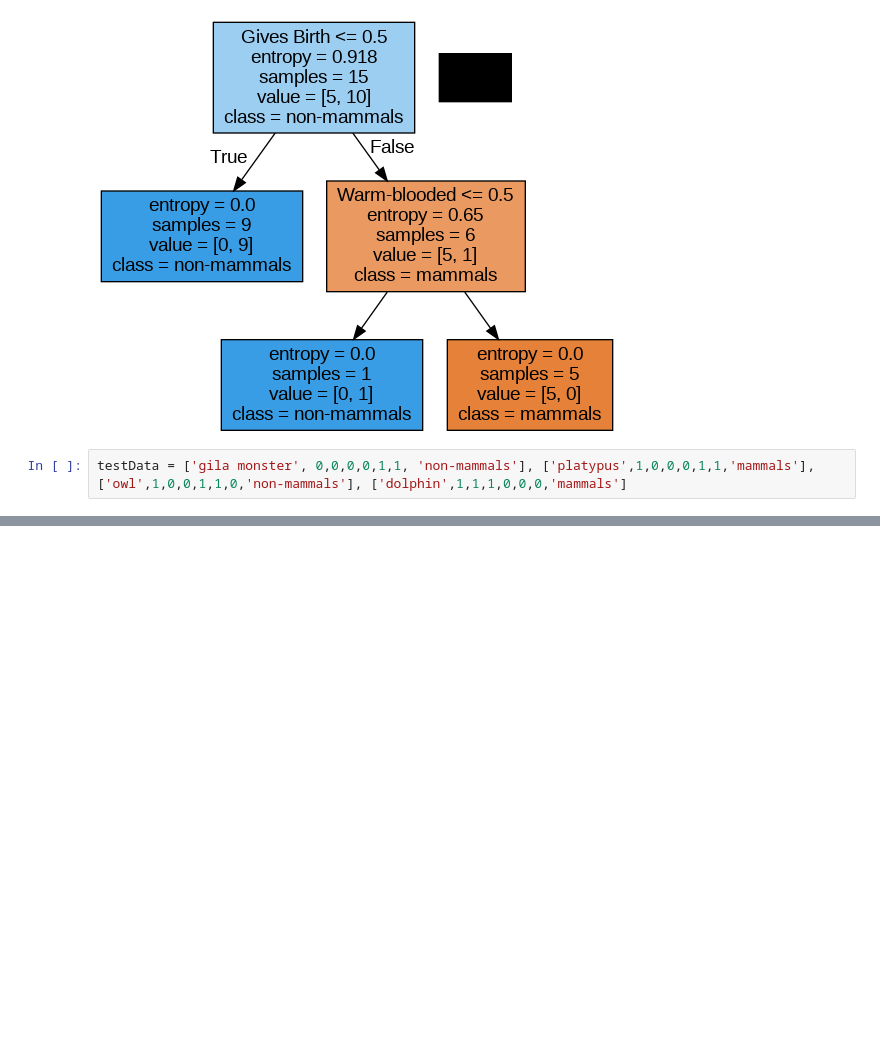
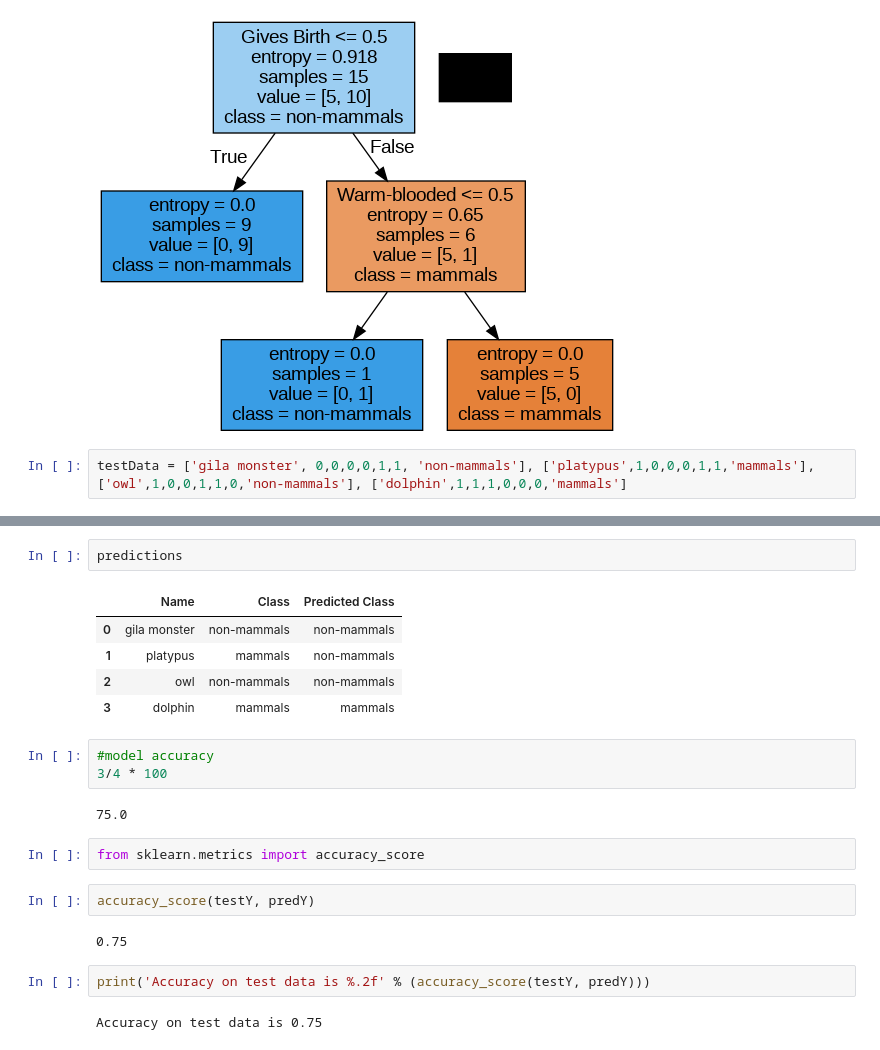
Before and after one commit to MichelleOnchieku/DT, a Jupyter notebook: Decision_Trees.ipynb, the cells around one changed output, grey strips where cells are left out. Saved outputs shown, nothing was run; the diff lists cells and outputs as text; blank space fills up the shorter version.

```diff
--- a/Decision_Trees.ipynb
+++ b/Decision_Trees.ipynb
@@ -281,0 +345,23 @@ testData = ['gila monster', 0,0,0,0,1,1, 'non-mammals'], ['platypus',1,0,0,0,1,1
+# %%
+predictions
+# %% [output]
+|  | Name | Class | Predicted Class |
+| 0 | gila monster | non-mammals | non-mammals |
+| 1 | platypus | mammals | non-mammals |
+| 2 | owl | non-mammals | non-mammals |
+| 3 | dolphin | mammals | mammals |
+# %%
+#model accuracy
+3/4 * 100
+# %% [output]
+75.0
+# %%
+from sklearn.metrics import accuracy_score
+# %%
+accuracy_score(testY, predY)
+# %% [output]
+0.75
+# %%
+print('Accuracy on test data is %.2f' % (accuracy_score(testY, predY)))
+# %% [output]
+Accuracy on test data is 0.75
```
Also changed, not shown: parts of 15 cells of this notebook.
